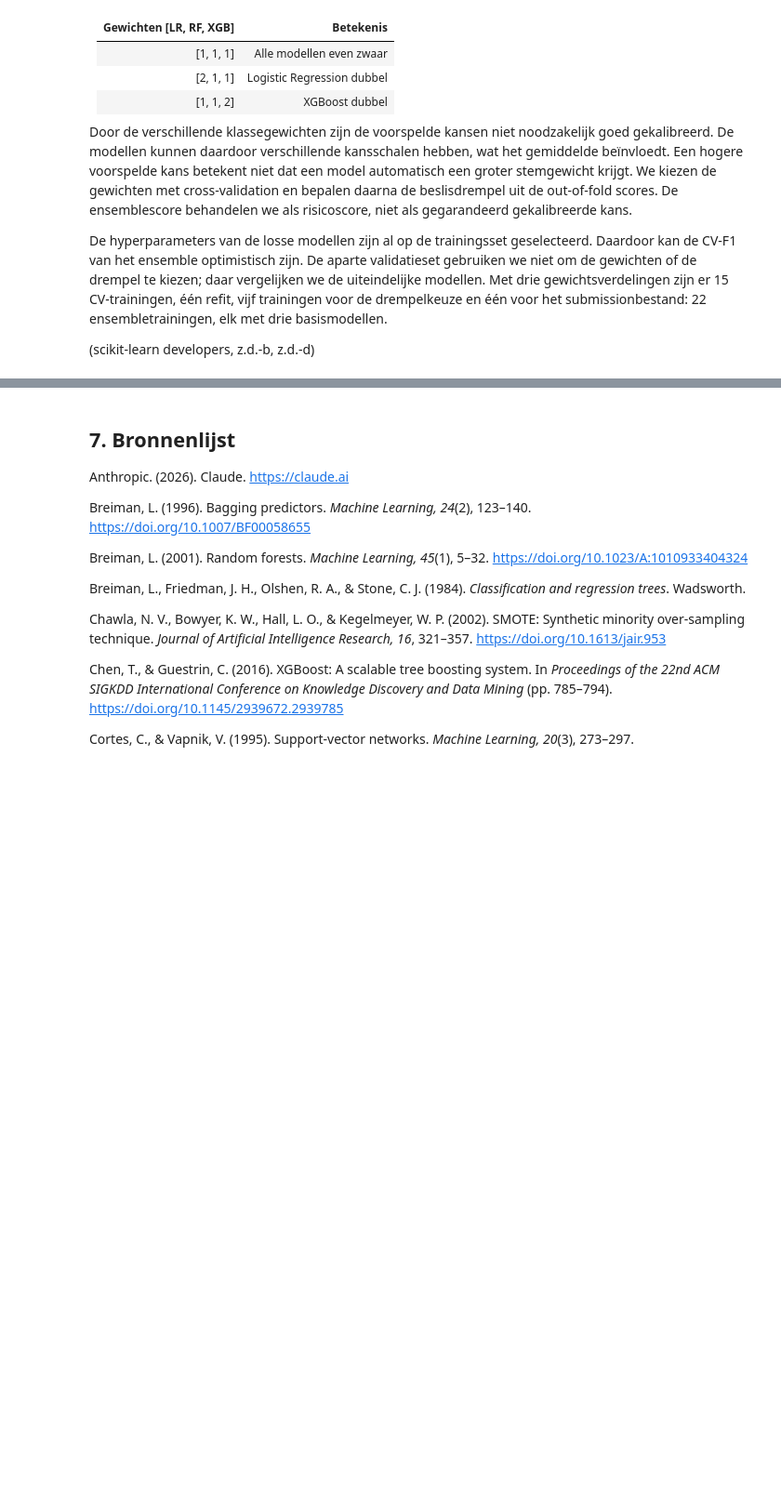
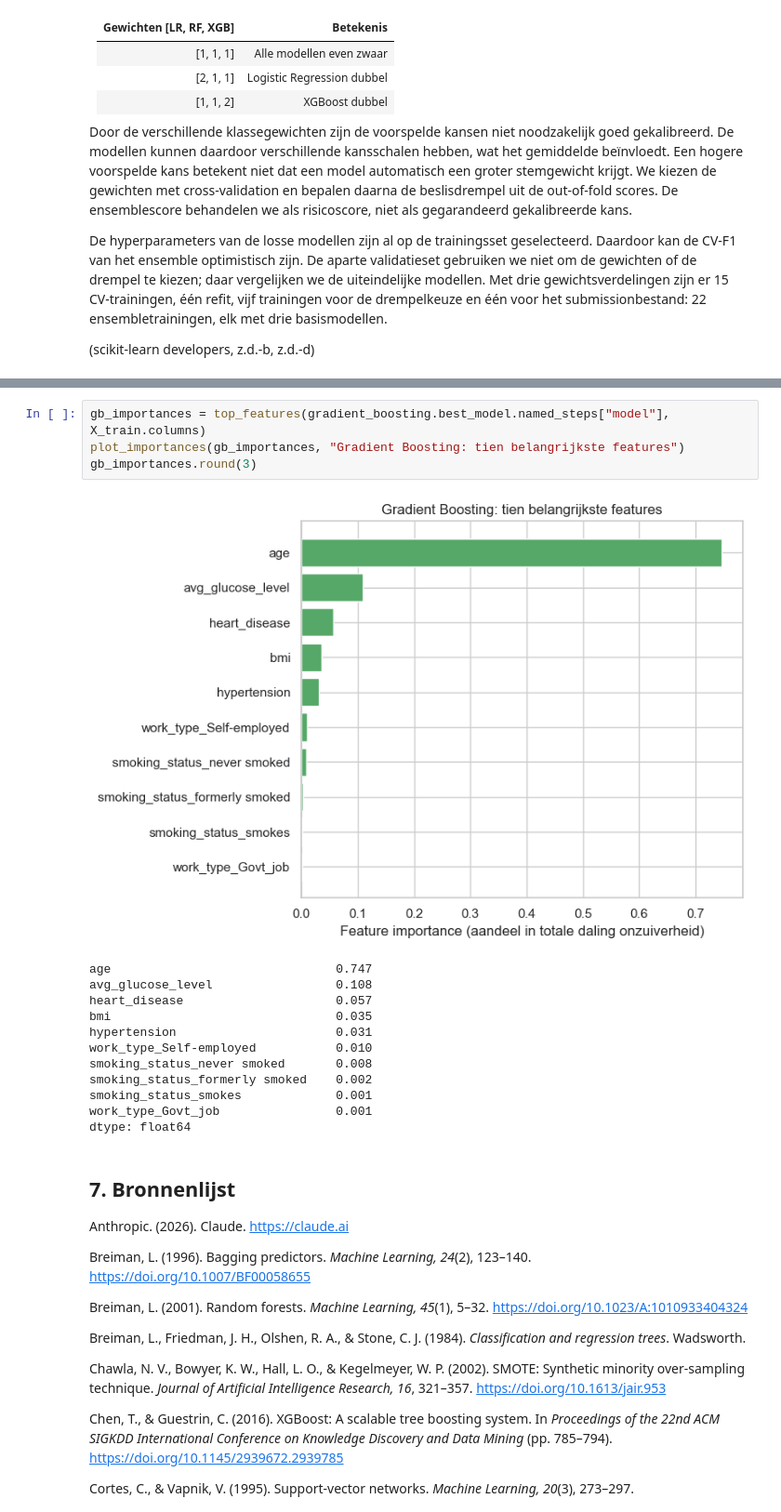
Before and after one commit to AhmedBashabeeb/stroke-predictie-medpredict, a Jupyter notebook: Stroke predict new.ipynb, the cells around one changed output, grey strips where cells are left out. Shown at 93% size. Cells and saved outputs as stored; diff of their text form; blank space fills up the shorter version.

```diff
--- a/Stroke predict new.ipynb
+++ b/Stroke predict new.ipynb
@@ -2642,3 +2716,20 @@ results.to_frame().loc[compare_names, compare_columns].round(3)
+# %%
+gb_importances = top_features(gradient_boosting.best_model.named_steps["model"], X_train.columns)
+plot_importances(gb_importances, "Gradient Boosting: tien belangrijkste features")
+gb_importances.round(3)
+# %% [output]
+[figure, added]
+age                               0.747
+avg_glucose_level                 0.108
+heart_disease                     0.057
+bmi                               0.035
+hypertension                      0.031
+work_type_Self-employed           0.010
+smoking_status_never smoked       0.008
+smoking_status_formerly smoked    0.002
+smoking_status_smokes             0.001
+work_type_Govt_job                0.001
+dtype: float64
 # %% [markdown]
 ## 7. Bronnenlijst
 Anthropic. (2026). Claude. https://claude.ai
```
Also changed, not shown: parts of 23 cells of this notebook.
